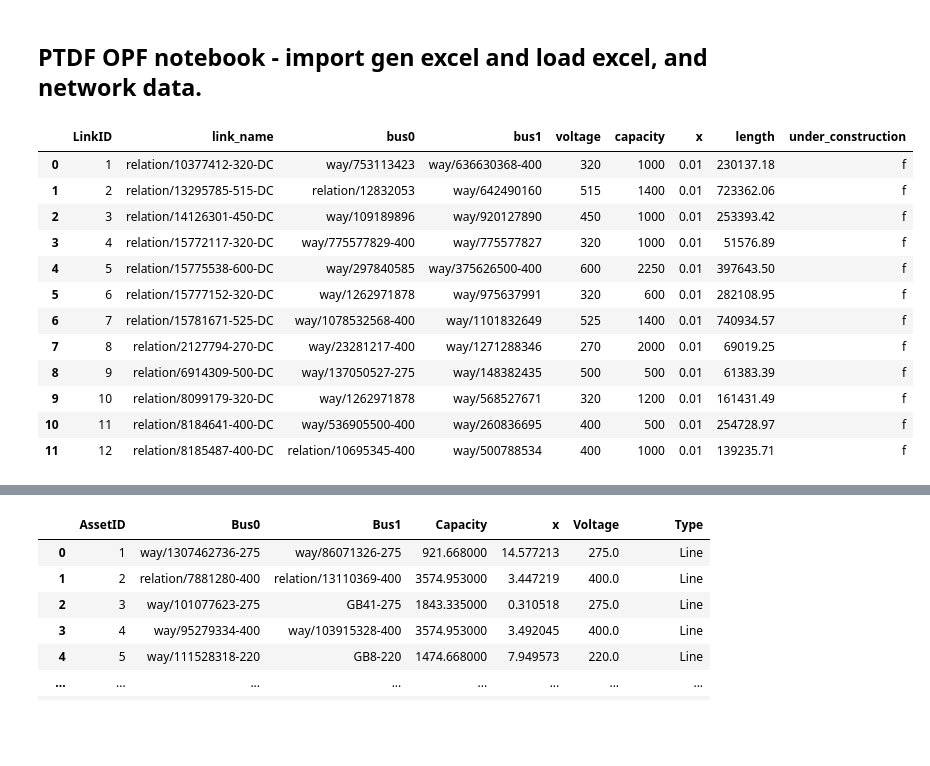
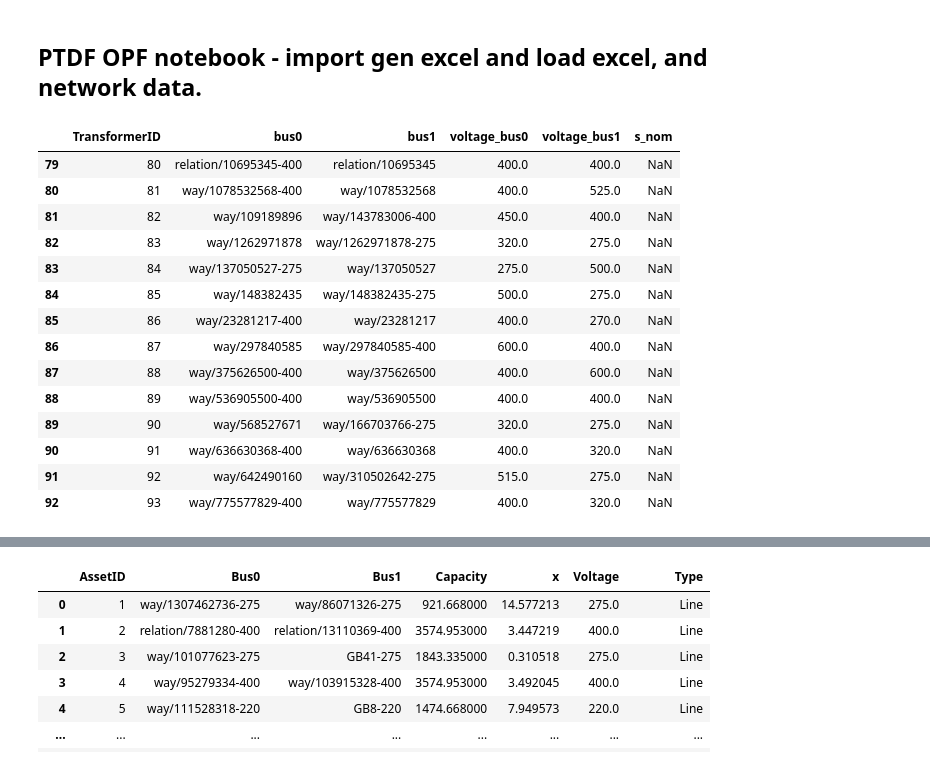
Before and after one commit to zhichuanma/Nature-EV, a Jupyter notebook: notebooks/PTDF_OPF.ipynb, the cells around one changed output, grey strips where cells are left out. Cells and saved outputs as stored; diff of their text form; code cells hidden in the pictures; blank space fills up the shorter version.

```diff
--- a/notebooks/PTDF_OPF.ipynb
+++ b/notebooks/PTDF_OPF.ipynb
@@ -5,21 +5,25 @@ import pandas as pd
 # %%
 Lines = pd.read_csv('../data/Inputs_prepared/Lines.csv')
 Links = pd.read_csv('../data/Inputs_prepared/Links.csv')
 Transformers = pd.read_csv('../data/Inputs_prepared/Transformers.csv')
+
+Transformers[Transformers['s_nom'].isna()]
 # %% [output]
-|  | LinkID | link_name | bus0 | bus1 | voltage | capacity | x | length | under_construction |
-| 0 | 1 | relation/10377412-320-DC | way/753113423 | way/636630368-400 | 320 | 1000 | 0.01 | 230137.18 | f |
-| 1 | 2 | relation/13295785-515-DC | relation/12832053 | way/642490160 | 515 | 1400 | 0.01 | 723362.06 | f |
-| 2 | 3 | relation/14126301-450-DC | way/109189896 | way/920127890 | 450 | 1000 | 0.01 | 253393.42 | f |
-| 3 | 4 | relation/15772117-320-DC | way/775577829-400 | way/775577827 | 320 | 1000 | 0.01 | 51576.89 | f |
-| 4 | 5 | relation/15775538-600-DC | way/297840585 | way/375626500-400 | 600 | 2250 | 0.01 | 397643.50 | f |
-| 5 | 6 | relation/15777152-320-DC | way/1262971878 | way/975637991 | 320 | 600 | 0.01 | 282108.95 | f |
-| 6 | 7 | relation/15781671-525-DC | way/1078532568-400 | way/1101832649 | 525 | 1400 | 0.01 | 740934.57 | f |
-| 7 | 8 | relation/2127794-270-DC | way/23281217-400 | way/1271288346 | 270 | 2000 | 0.01 | 69019.25 | f |
-| 8 | 9 | relation/6914309-500-DC | way/137050527-275 | way/148382435 | 500 | 500 | 0.01 | 61383.39 | f |
-| 9 | 10 | relation/8099179-320-DC | way/1262971878 | way/568527671 | 320 | 1200 | 0.01 | 161431.49 | f |
-| 10 | 11 | relation/8184641-400-DC | way/536905500-400 | way/260836695 | 400 | 500 | 0.01 | 254728.97 | f |
-| 11 | 12 | relation/8185487-400-DC | relation/10695345-400 | way/500788534 | 400 | 1000 | 0.01 | 139235.71 | f |
+|  | TransformerID | bus0 | bus1 | voltage_bus0 | voltage_bus1 | s_nom |
+| 79 | 80 | relation/10695345-400 | relation/10695345 | 400.0 | 400.0 | NaN |
+| 80 | 81 | way/1078532568-400 | way/1078532568 | 400.0 | 525.0 | NaN |
+| 81 | 82 | way/109189896 | way/143783006-400 | 450.0 | 400.0 | NaN |
+| 82 | 83 | way/1262971878 | way/1262971878-275 | 320.0 | 275.0 | NaN |
+| 83 | 84 | way/137050527-275 | way/137050527 | 275.0 | 500.0 | NaN |
+| 84 | 85 | way/148382435 | way/148382435-275 | 500.0 | 275.0 | NaN |
+| 85 | 86 | way/23281217-400 | way/23281217 | 400.0 | 270.0 | NaN |
+| 86 | 87 | way/297840585 | way/297840585-400 | 600.0 | 400.0 | NaN |
+| 87 | 88 | way/375626500-400 | way/375626500 | 400.0 | 600.0 | NaN |
+| 88 | 89 | way/536905500-400 | way/536905500 | 400.0 | 400.0 | NaN |
+| 89 | 90 | way/568527671 | way/166703766-275 | 320.0 | 275.0 | NaN |
+| 90 | 91 | way/636630368-400 | way/636630368 | 400.0 | 320.0 | NaN |
+| 91 | 92 | way/642490160 | way/310502642-275 | 515.0 | 275.0 | NaN |
+| 92 | 93 | way/775577829-400 | way/775577829 | 400.0 | 320.0 | NaN |
 # %%
 Lines = Lines.rename(columns={
     'LineID': 'AssetID'
```
Also changed, not shown: parts of 12 cells of this notebook, 7 other files.
